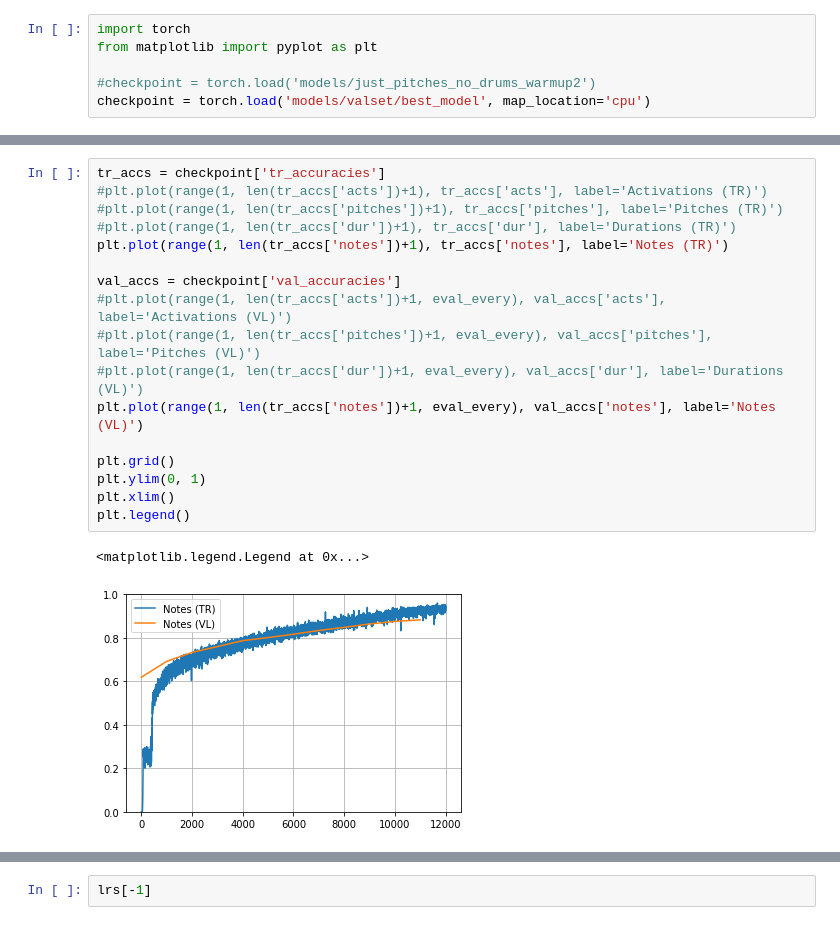
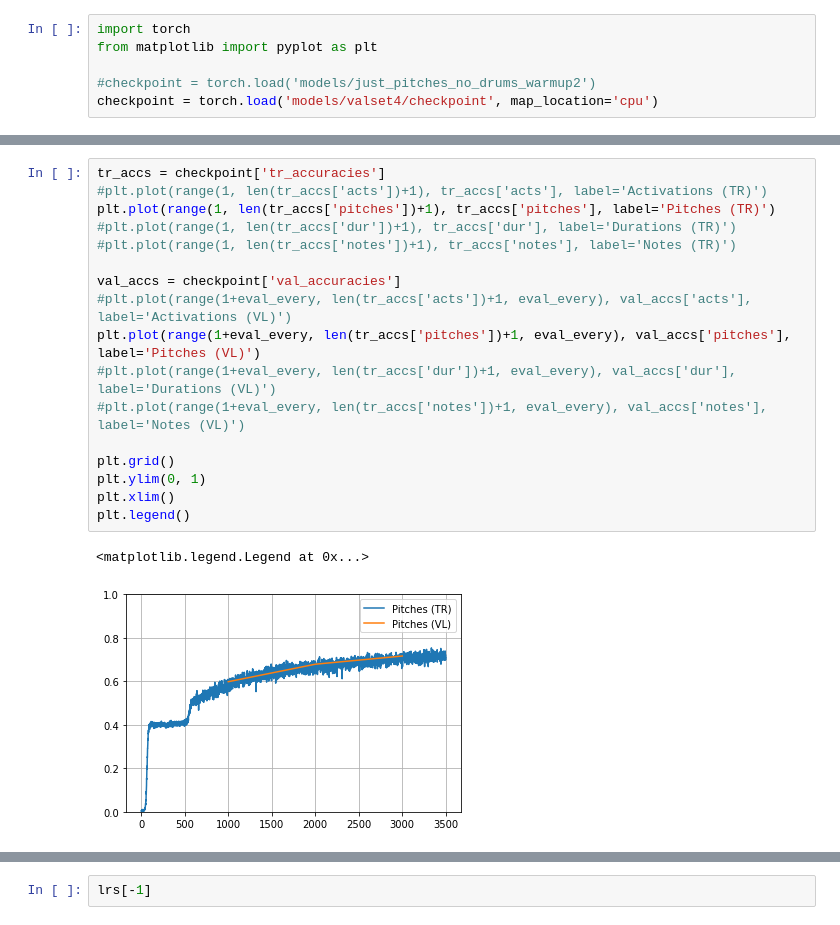
Before and after one commit to EmanueleCosenza/polyphemus, a Jupyter notebook: plot.ipynb, the cells around one changed output, grey strips where cells are left out. Drawn from its saved outputs; the diff is of its cells as text.

```diff
--- a/plot.ipynb
+++ b/plot.ipynb
@@ -3,4 +3,4 @@ import torch
 from matplotlib import pyplot as plt
 
 #checkpoint = torch.load('models/just_pitches_no_drums_warmup2')
-checkpoint = torch.load('models/valset/best_model', map_location='cpu')
+checkpoint = torch.load('models/valset4/checkpoint', map_location='cpu')
@@ -35,23 +38,23 @@ plt.legend()
 # %%
 tr_accs = checkpoint['tr_accuracies']
 #plt.plot(range(1, len(tr_accs['acts'])+1), tr_accs['acts'], label='Activations (TR)')
-#plt.plot(range(1, len(tr_accs['pitches'])+1), tr_accs['pitches'], label='Pitches (TR)')
+plt.plot(range(1, len(tr_accs['pitches'])+1), tr_accs['pitches'], label='Pitches (TR)')
 #plt.plot(range(1, len(tr_accs['dur'])+1), tr_accs['dur'], label='Durations (TR)')
-plt.plot(range(1, len(tr_accs['notes'])+1), tr_accs['notes'], label='Notes (TR)')
+#plt.plot(range(1, len(tr_accs['notes'])+1), tr_accs['notes'], label='Notes (TR)')
 
 val_accs = checkpoint['val_accuracies']
-#plt.plot(range(1, len(tr_accs['acts'])+1, eval_every), val_accs['acts'], label='Activations (VL)')
-#plt.plot(range(1, len(tr_accs['pitches'])+1, eval_every), val_accs['pitches'], label='Pitches (VL)')
-#plt.plot(range(1, len(tr_accs['dur'])+1, eval_every), val_accs['dur'], label='Durations (VL)')
-plt.plot(range(1, len(tr_accs['notes'])+1, eval_every), val_accs['notes'], label='Notes (VL)')
+#plt.plot(range(1+eval_every, len(tr_accs['acts'])+1, eval_every), val_accs['acts'], label='Activations (VL)')
+plt.plot(range(1+eval_every, len(tr_accs['pitches'])+1, eval_every), val_accs['pitches'], label='Pitches (VL)')
+#plt.plot(range(1+eval_every, len(tr_accs['dur'])+1, eval_every), val_accs['dur'], label='Durations (VL)')
+#plt.plot(range(1+eval_every, len(tr_accs['notes'])+1, eval_every), val_accs['notes'], label='Notes (VL)')
 
 plt.grid()
 plt.ylim(0, 1)
 plt.xlim()
 plt.legend()
 # %% [output]
 <matplotlib.legend.Legend at 0x...>
-[figure, old version]
+[figure, new version]
 # %%
 lrs = checkpoint['lrs']
 plt.plot(range(1, len(lrs)+1), lrs, label='Lr')
```
Also changed, not shown: parts of 4 cells of this notebook, 3 other files.
